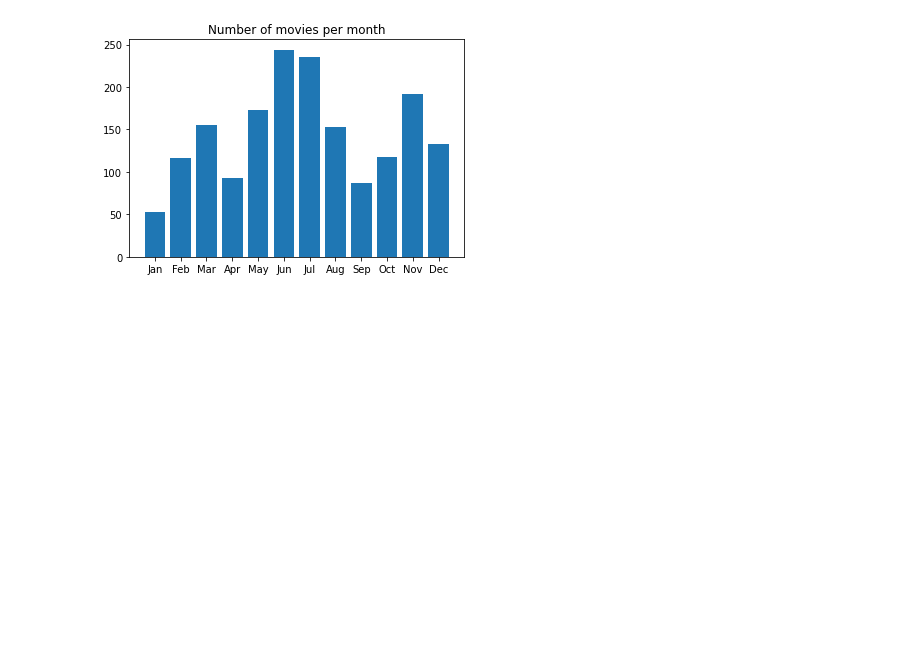
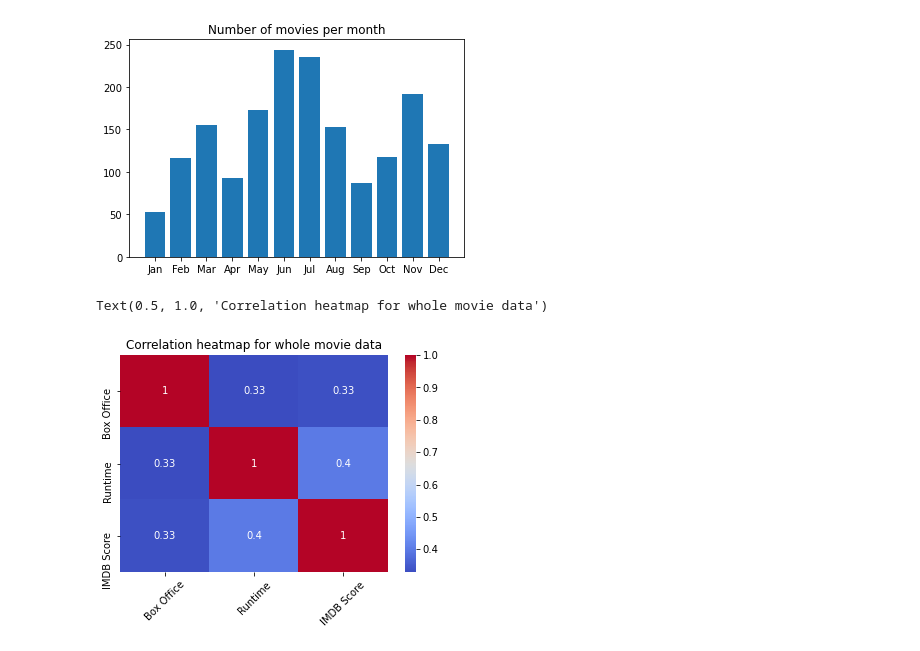
Before and after one commit to jackatopolis/apatosaurus_movies, a Jupyter notebook: DF.ipynb, the cells around one changed output. Cells and saved outputs as stored; diff of their text form; code cells hidden in the pictures; blank space fills up the shorter version.

```diff
--- a/DF.ipynb
+++ b/DF.ipynb
@@ -295,3 +307,11 @@ plt.title('Number of movies per month')
 plt.show()
 # %% [output]
 [figure]
+# %%
+import seaborn as sns
+sns.heatmap(r_df.corr(),annot=True,cmap='coolwarm')
+plt.xticks(rotation=45)
+plt.title('Correlation heatmap for whole movie data')
+# %% [output]
+Text(0.5, 1.0, 'Correlation heatmap for whole movie data')
+[figure, added]
```
Also changed, not shown: parts of 3 cells of this notebook, 18 other files.
